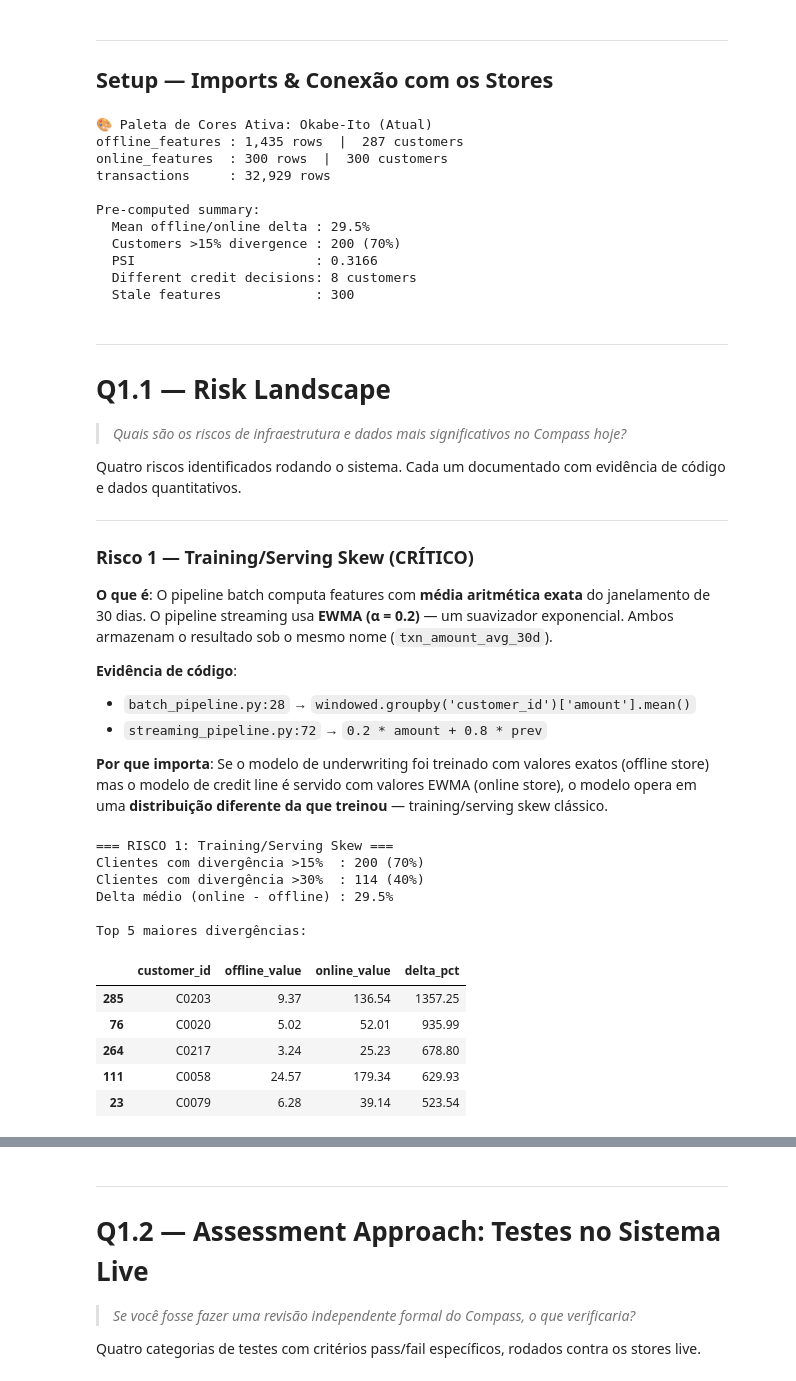
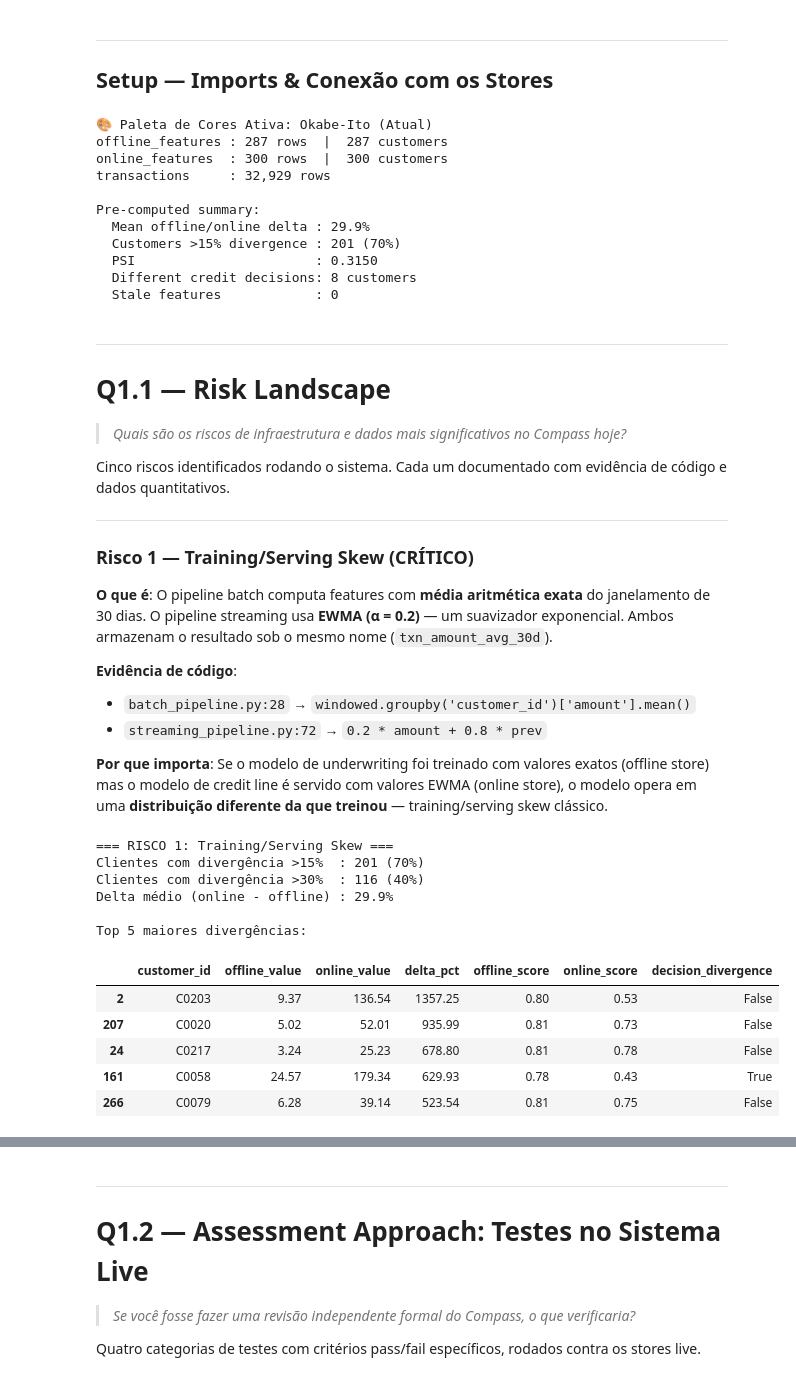
Before and after one commit to Cristiano2132/nubank-model-risk-business-case, a Jupyter notebook: business_case_answers.ipynb, the cells around one changed output, grey strips where cells are left out. Drawn from its saved outputs; the diff is of its cells as text; code cells hidden in the pictures.

```diff
--- a/business_case_answers.ipynb
+++ b/business_case_answers.ipynb
@@ -138,6 +138,9 @@ def sigmoid_score(x):
 
 off_scores = sigmoid_score(off_v)
 on_scores  = sigmoid_score(on_v)
+df_merged["offline_score"] = off_scores
+df_merged["online_score"] = on_scores
+df_merged["decision_divergence"] = (df_merged["offline_score"] >= 0.5) != (df_merged["online_score"] >= 0.5)
 n_diff_dec = ((off_scores >= 0.5) != (on_scores >= 0.5)).sum()
 
 print(f'\nPre-computed summary:')
@@ -148,23 +151,23 @@ print(f'  Different credit decisions: {n_diff_dec} customers')
 print(f'  Stale features            : {df_online_s["is_stale"].sum()}')
 # %% [output]
 🎨 Paleta de Cores Ativa: Okabe-Ito (Atual)
-offline_features : 1,435 rows  |  287 customers
+offline_features : 287 rows  |  287 customers
 online_features  : 300 rows  |  300 customers
 transactions     : 32,929 rows
 
 Pre-computed summary:
-  Mean offline/online delta : 29.5%
-  Customers >15% divergence : 200 (70%)
-  PSI                       : 0.3166
+  Mean offline/online delta : 29.9%
+  Customers >15% divergence : 201 (70%)
+  PSI                       : 0.3150
   Different credit decisions: 8 customers
-  Stale features            : 300
+  Stale features            : 0
 # %% [markdown]
 ---
 # Q1.1 — Risk Landscape
 
 > *Quais são os riscos de infraestrutura e dados mais significativos no Compass hoje?*
 
-Quatro riscos identificados rodando o sistema. Cada um documentado com evidência de código e dados quantitativos.
+Cinco riscos identificados rodando o sistema. Cada um documentado com evidência de código e dados quantitativos.
 
 ---
 ### Risco 1 — Training/Serving Skew (CRÍTICO)
@@ -179,22 +182,22 @@ Quatro riscos identificados rodando o sistema. Cada um documentado com evidênci
 # %%
 print('=== RISCO 1: Training/Serving Skew ===')
 print(f'Clientes com divergência >15%  : {(df_merged["abs_delta"] > 15).sum()} ({(df_merged["abs_delta"] > 15).mean()*100:.0f}%)')
 print(f'Clientes com divergência >30%  : {(df_merged["abs_delta"] > 30).sum()} ({(df_merged["abs_delta"] > 30).mean()*100:.0f}%)')
 print(f'Delta médio (online - offline) : {df_merged["delta_pct"].mean():.1f}%')
 print()
 print('Top 5 maiores divergências:')
-display(df_merged.nlargest(5, 'abs_delta')[['customer_id', 'offline_value', 'online_value', 'delta_pct']].round(2))
+display(df_merged.nlargest(5, 'abs_delta')[['customer_id', 'offline_value', 'online_value', 'delta_pct', 'offline_score', 'online_score', 'decision_divergence']].round(2))
 # %% [output]
 === RISCO 1: Training/Serving Skew ===
-Clientes com divergência >15%  : 200 (70%)
-Clientes com divergência >30%  : 114 (40%)
-Delta médio (online - offline) : 29.5%
+Clientes com divergência >15%  : 201 (70%)
+Clientes com divergência >30%  : 116 (40%)
+Delta médio (online - offline) : 29.9%
 
 Top 5 maiores divergências:
-|  | customer_id | offline_value | online_value | delta_pct |
-| 285 | C0203 | 9.37 | 136.54 | 1357.25 |
-| 76 | C0020 | 5.02 | 52.01 | 935.99 |
-| 264 | C0217 | 3.24 | 25.23 | 678.80 |
-| 111 | C0058 | 24.57 | 179.34 | 629.93 |
-| 23 | C0079 | 6.28 | 39.14 | 523.54 |
+|  | customer_id | offline_value | online_value | delta_pct | offline_score | online_score | decision_divergence |
+| 2 | C0203 | 9.37 | 136.54 | 1357.25 | 0.80 | 0.53 | False |
+| 207 | C0020 | 5.02 | 52.01 | 935.99 | 0.81 | 0.73 | False |
+| 24 | C0217 | 3.24 | 25.23 | 678.80 | 0.81 | 0.78 | False |
+| 161 | C0058 | 24.57 | 179.34 | 629.93 | 0.78 | 0.43 | True |
+| 266 | C0079 | 6.28 | 39.14 | 523.54 | 0.81 | 0.75 | False |
 # %%
```
Also changed, not shown: parts of 21 cells of this notebook.
